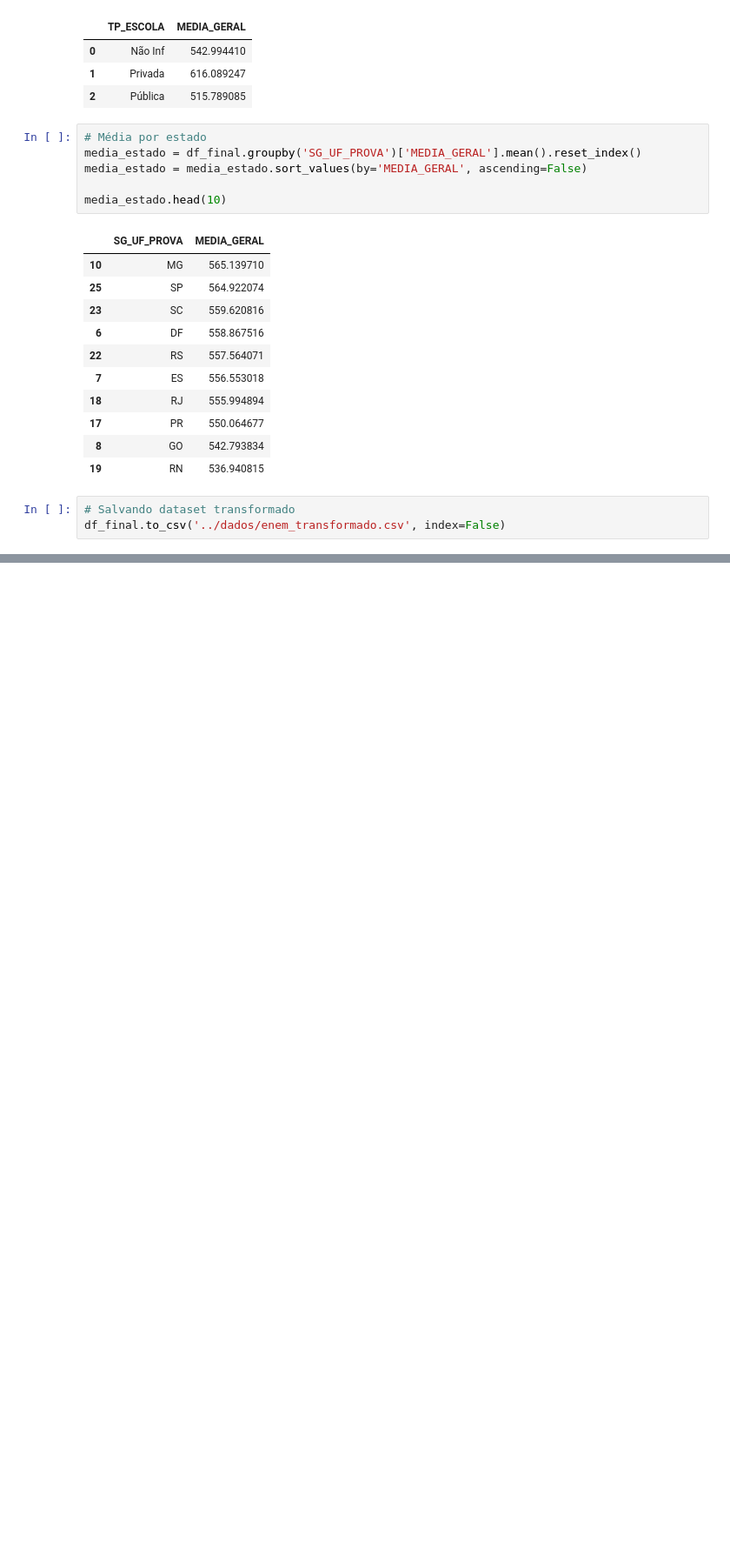
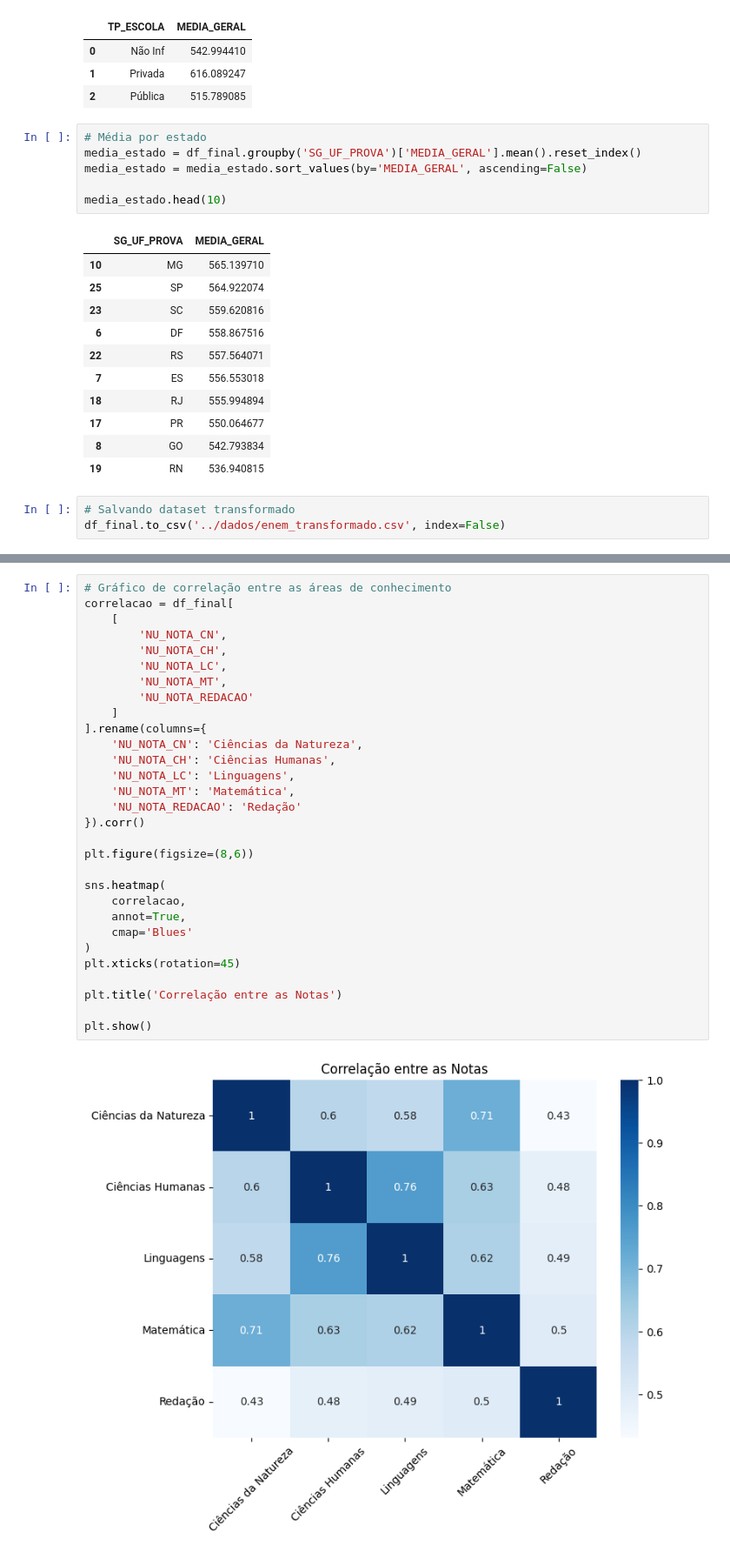
Before and after one commit to MariaGabiXavier/projeto-dashboard, a Jupyter notebook: notebooks/projeto_final.ipynb, the cells around one changed output, grey strips where cells are left out. Shown at 87% size. Saved outputs shown, nothing was run; the diff lists cells and outputs as text; blank space fills up the shorter version.

```diff
--- a/notebooks/projeto_final.ipynb
+++ b/notebooks/projeto_final.ipynb
@@ -363,0 +473,32 @@ df_final.to_csv('../dados/enem_transformado.csv', index=False)
+# %%
+# Gráfico de correlação entre as áreas de conhecimento
+correlacao = df_final[
+    [
+        'NU_NOTA_CN',
+        'NU_NOTA_CH',
+        'NU_NOTA_LC',
+        'NU_NOTA_MT',
+        'NU_NOTA_REDACAO'
+    ]
+].rename(columns={
+    'NU_NOTA_CN': 'Ciências da Natureza',
+    'NU_NOTA_CH': 'Ciências Humanas',
+    'NU_NOTA_LC': 'Linguagens',
+    'NU_NOTA_MT': 'Matemática',
+    'NU_NOTA_REDACAO': 'Redação'
+}).corr()
+
+plt.figure(figsize=(8,6))
+
+sns.heatmap(
+    correlacao,
+    annot=True,
+    cmap='Blues'
+)
+plt.xticks(rotation=45)
+
+plt.title('Correlação entre as Notas')
+
+plt.show()
+# %% [output]
+[figure, added]
```
Also changed, not shown: parts of 15 cells of this notebook.
